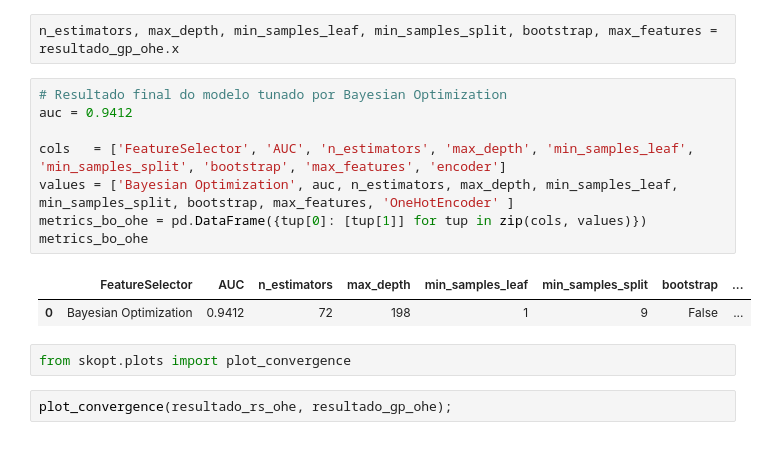
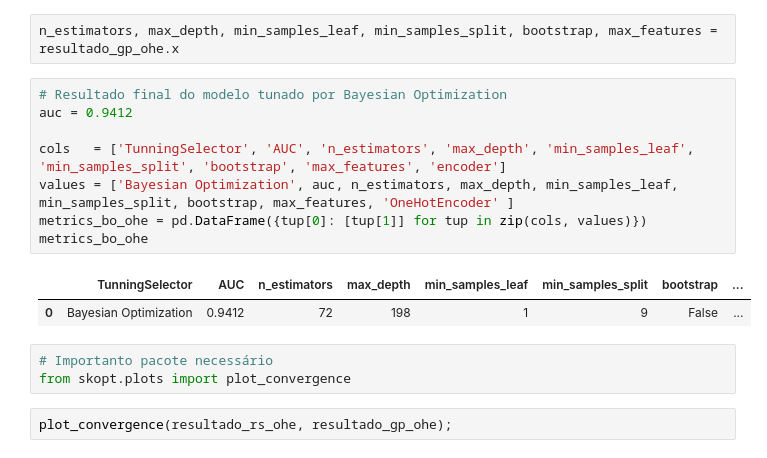
Before and after one commit to rmendesl/TCC, a Jupyter notebook: 04_CreateModelScikit_learn.ipynb, the cells around one changed output. Cells and saved outputs as stored; diff of their text form.

```diff
--- a/04_CreateModelScikit_learn.ipynb
+++ b/04_CreateModelScikit_learn.ipynb
@@ -448,15 +438,16 @@ n_estimators, max_depth, min_samples_leaf, min_samples_split, bootstrap, max_fea
 # %%
 # Resultado final do modelo tunado por Bayesian Optimization
 auc = 0.9412
 
-cols   = ['FeatureSelector', 'AUC', 'n_estimators', 'max_depth', 'min_samples_leaf', 'min_samples_split', 'bootstrap', 'max_features', 'encoder']
+cols   = ['TunningSelector', 'AUC', 'n_estimators', 'max_depth', 'min_samples_leaf', 'min_samples_split', 'bootstrap', 'max_features', 'encoder']
 values = ['Bayesian Optimization', auc, n_estimators, max_depth, min_samples_leaf, min_samples_split, bootstrap, max_features, 'OneHotEncoder' ]
 metrics_bo_ohe = pd.DataFrame({tup[0]: [tup[1]] for tup in zip(cols, values)})
 metrics_bo_ohe
 # %% [output]
-|  | FeatureSelector | AUC | n_estimators | max_depth | min_samples_leaf | min_samples_split | bootstrap | ... |
+|  | TunningSelector | AUC | n_estimators | max_depth | min_samples_leaf | min_samples_split | bootstrap | ... |
 | 0 | Bayesian Optimization | 0.9412 | 72 | 198 | 1 | 9 | False | ... |
 # %%
+# Importanto pacote necessário
 from skopt.plots import plot_convergence
 # %%
 plot_convergence(resultado_rs_ohe, resultado_gp_ohe);
```
Also changed, not shown: parts of 22 cells of this notebook.
